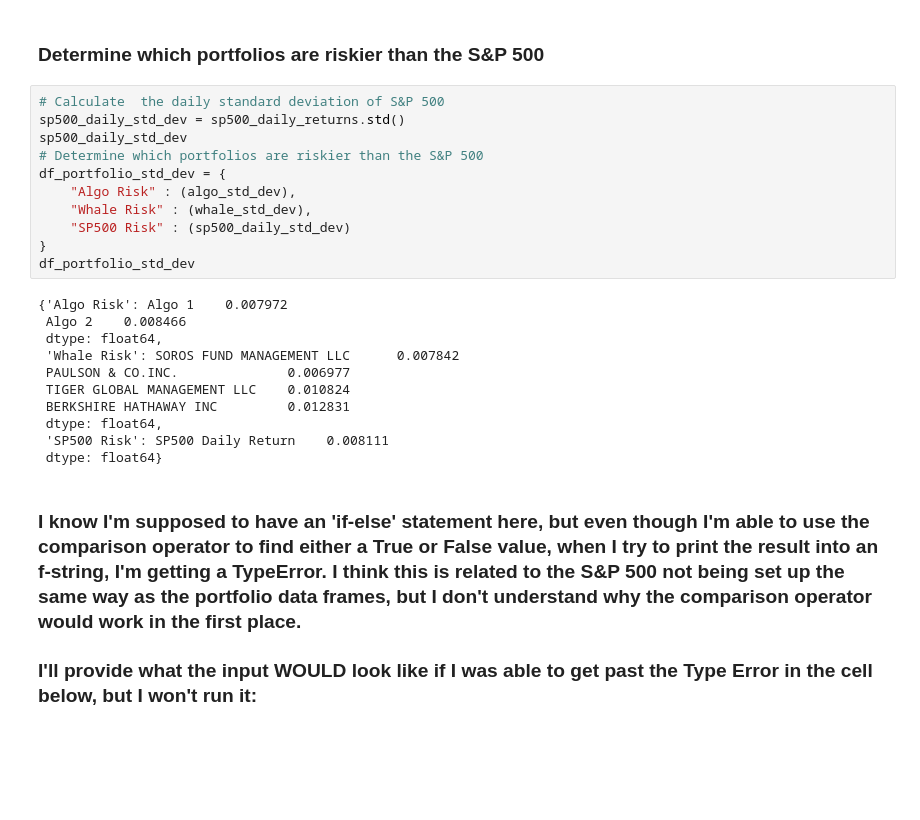
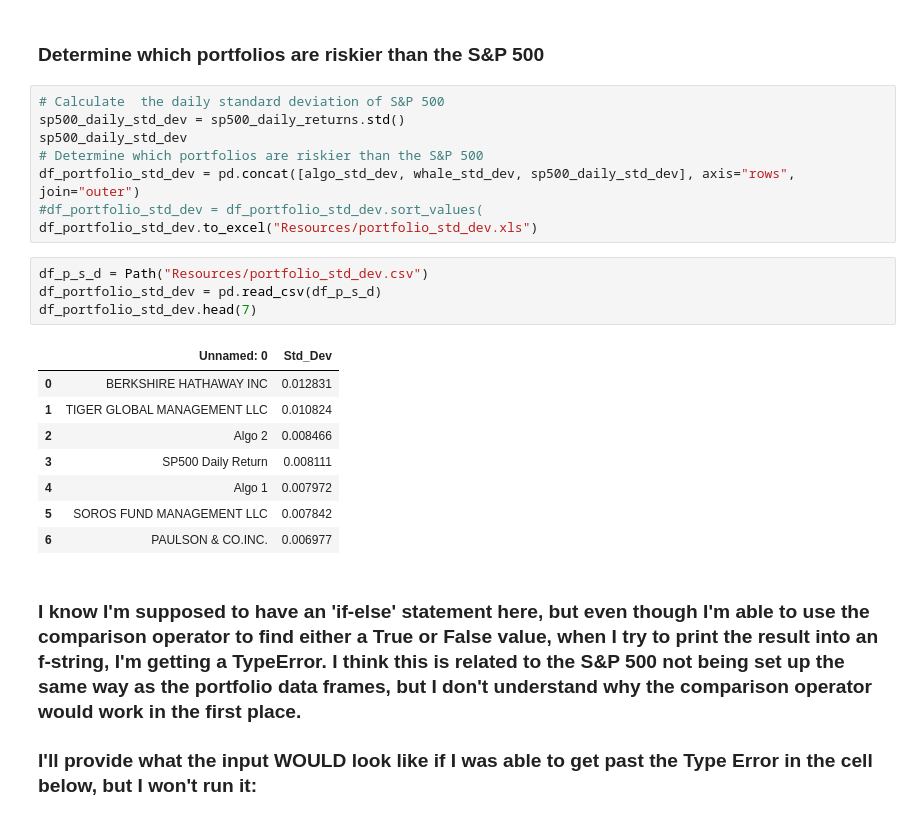
Before and after one commit to MatthewPuttroff/HWUnitFour, a Jupyter notebook: 04-Pandas/Instructions/Starter_Code/whale_analysis.ipynb, the cells around one changed output. Cells and saved outputs as stored; diff of their text form; blank space fills up the shorter version.

```diff
--- a/04-Pandas/Instructions/Starter_Code/whale_analysis.ipynb
+++ b/04-Pandas/Instructions/Starter_Code/whale_analysis.ipynb
@@ -379,23 +394,22 @@ portfolio_std_dev
 sp500_daily_std_dev = sp500_daily_returns.std()
 sp500_daily_std_dev
 # Determine which portfolios are riskier than the S&P 500
-df_portfolio_std_dev = {
-    "Algo Risk" : (algo_std_dev),
-    "Whale Risk" : (whale_std_dev),
-    "SP500 Risk" : (sp500_daily_std_dev)
-}
-df_portfolio_std_dev
+df_portfolio_std_dev = pd.concat([algo_std_dev, whale_std_dev, sp500_daily_std_dev], axis="rows", join="outer")
+#df_portfolio_std_dev = df_portfolio_std_dev.sort_values(
+df_portfolio_std_dev.to_excel("Resources/portfolio_std_dev.xls")
-# %% [output]
-{'Algo Risk': Algo 1    0.007972
- Algo 2    0.008466
- dtype: float64,
- 'Whale Risk': SOROS FUND MANAGEMENT LLC      0.007842
- PAULSON & CO.INC.              0.006977
- TIGER GLOBAL MANAGEMENT LLC    0.010824
- BERKSHIRE HATHAWAY INC         0.012831
- dtype: float64,
- 'SP500 Risk': SP500 Daily Return    0.008111
- dtype: float64}
+# %%
+df_p_s_d = Path("Resources/portfolio_std_dev.csv")
+df_portfolio_std_dev = pd.read_csv(df_p_s_d)
+df_portfolio_std_dev.head(7)
+# %% [output]
+|  | Unnamed: 0 | Std_Dev |
+| 0 | BERKSHIRE HATHAWAY INC | 0.012831 |
+| 1 | TIGER GLOBAL MANAGEMENT LLC | 0.010824 |
+| 2 | Algo 2 | 0.008466 |
+| 3 | SP500 Daily Return | 0.008111 |
+| 4 | Algo 1 | 0.007972 |
+| 5 | SOROS FUND MANAGEMENT LLC | 0.007842 |
+| 6 | PAULSON & CO.INC. | 0.006977 |
 # %% [markdown]
 ### I know I'm supposed to have an 'if-else' statement here, but even though I'm able to use the comparison operator to find either a True or False value, when I try to print the result into an f-string, I'm getting a TypeError. I think this is related to the S&P 500 not being set up the same way as the portfolio data frames, but I don't understand why the comparison operator would work in the first place.
 
```
Also changed, not shown: parts of 5 cells of this notebook, 2 other files.
